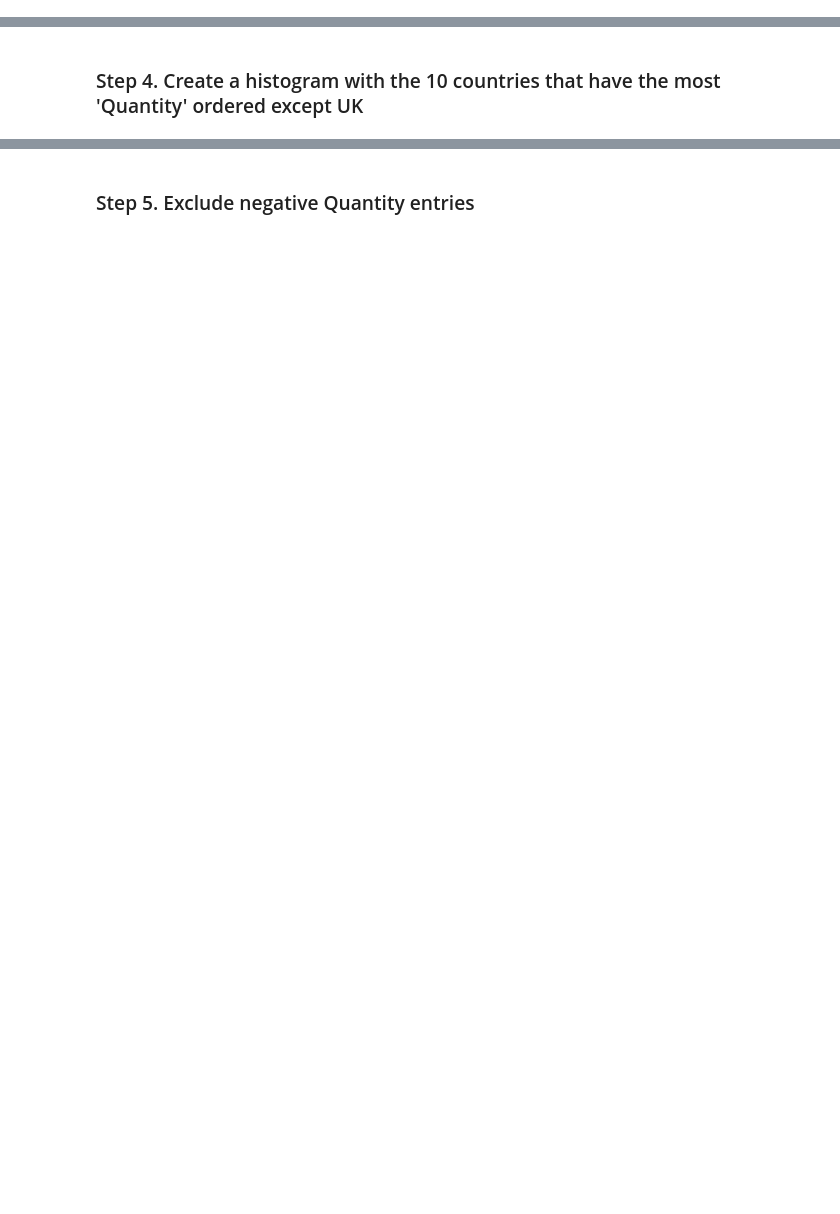
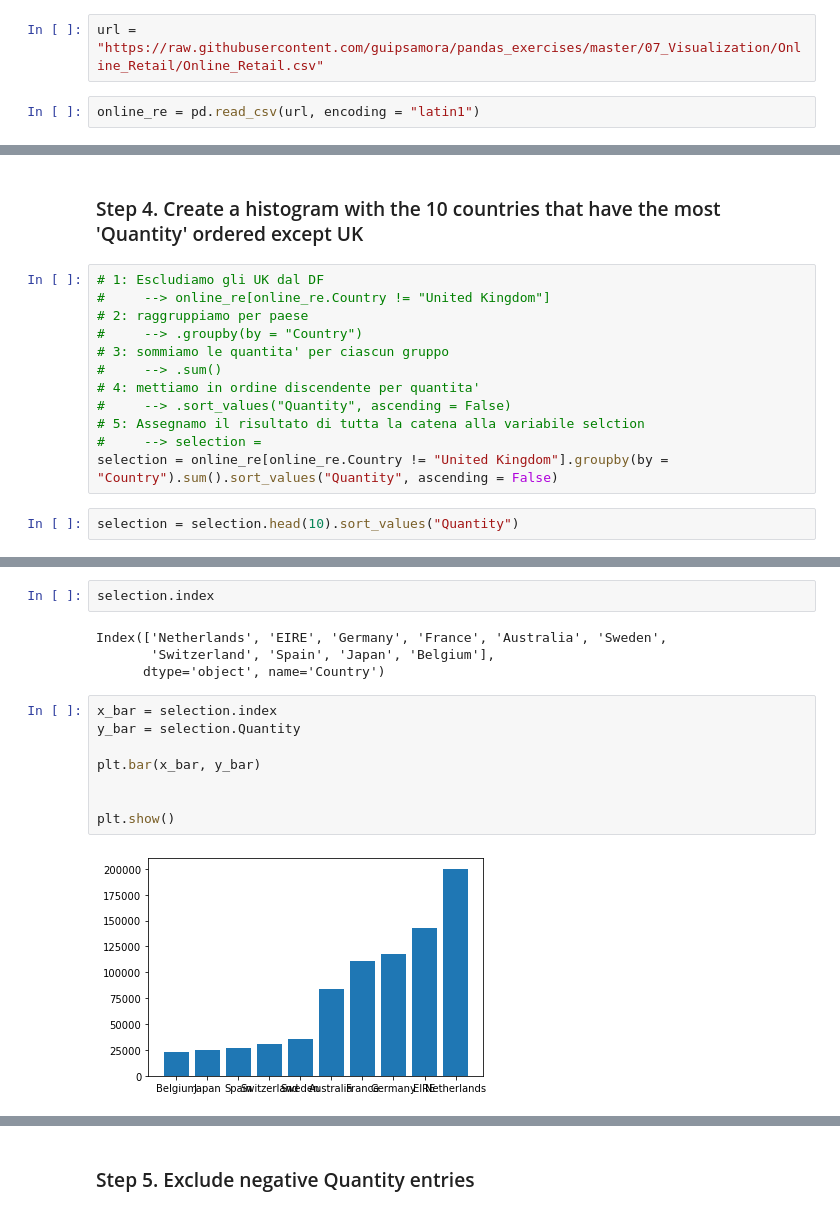
Before and after one commit to SGiuri/ML_PD-2122, a Jupyter notebook: ML_PD-03-PandasExercices/07_Visualization/Online_Retail/Exercises.ipynb, the cells around one changed output, grey strips where cells are left out. Cells and saved outputs as stored; diff of their text form; blank space fills up the shorter version.

```diff
--- a/ML_PD-03-PandasExercices/07_Visualization/Online_Retail/Exercises.ipynb
+++ b/ML_PD-03-PandasExercices/07_Visualization/Online_Retail/Exercises.ipynb
@@ -11,3 +16,7 @@
 # %% [markdown]
 ### Step 3. Assign it to a variable called online_rt
 Note: if you receive a utf-8 decode error, set `encoding = 'latin1'` in `pd.read_csv()`.
+# %%
+url = "https://raw.githubusercontent.com/guipsamora/pandas_exercises/master/07_Visualization/Online_Retail/Online_Retail.csv"
+# %%
+online_re = pd.read_csv(url, encoding = "latin1")
@@ -14,2 +37,16 @@ Note: if you receive a utf-8 decode error, set `encoding = 'latin1'` in `pd.read
 # %% [markdown]
 ### Step 4. Create a histogram with the 10 countries that have the most 'Quantity' ordered except UK
+# %%
+# 1: Escludiamo gli UK dal DF
+#     --> online_re[online_re.Country != "United Kingdom"]
+# 2: raggruppiamo per paese
+#     --> .groupby(by = "Country")
+# 3: sommiamo le quantita' per ciascun gruppo
+#     --> .sum()
+# 4: mettiamo in ordine discendente per quantita'
+#     --> .sort_values("Quantity", ascending = False)
+# 5: Assegnamo il risultato di tutta la catena alla variabile selction
+#     --> selection =
+selection = online_re[online_re.Country != "United Kingdom"].groupby(by = "Country").sum().sort_values("Quantity", ascending = False)
+# %%
+selection = selection.head(10).sort_values("Quantity")
@@ -15,0 +68,16 @@ Note: if you receive a utf-8 decode error, set `encoding = 'latin1'` in `pd.read
+# %%
+selection.index
+# %% [output]
+Index(['Netherlands', 'EIRE', 'Germany', 'France', 'Australia', 'Sweden',
+       'Switzerland', 'Spain', 'Japan', 'Belgium'],
+      dtype='object', name='Country')
+# %%
+x_bar = selection.index
+y_bar = selection.Quantity
+
+plt.bar(x_bar, y_bar)
+
+
+plt.show()
+# %% [output]
+[figure, added]
```
Also changed, not shown: parts of 19 cells of this notebook, 3 other files.
